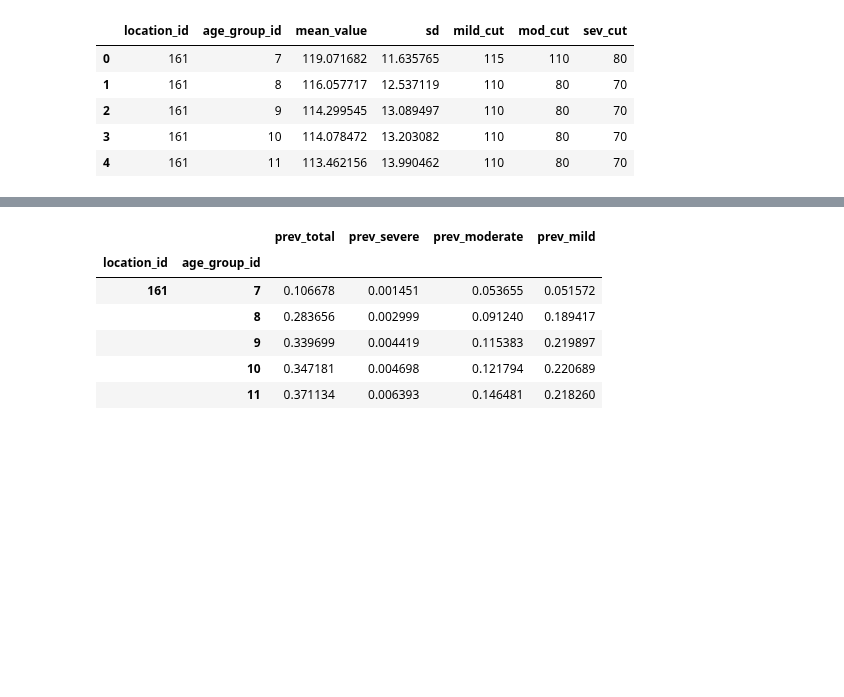
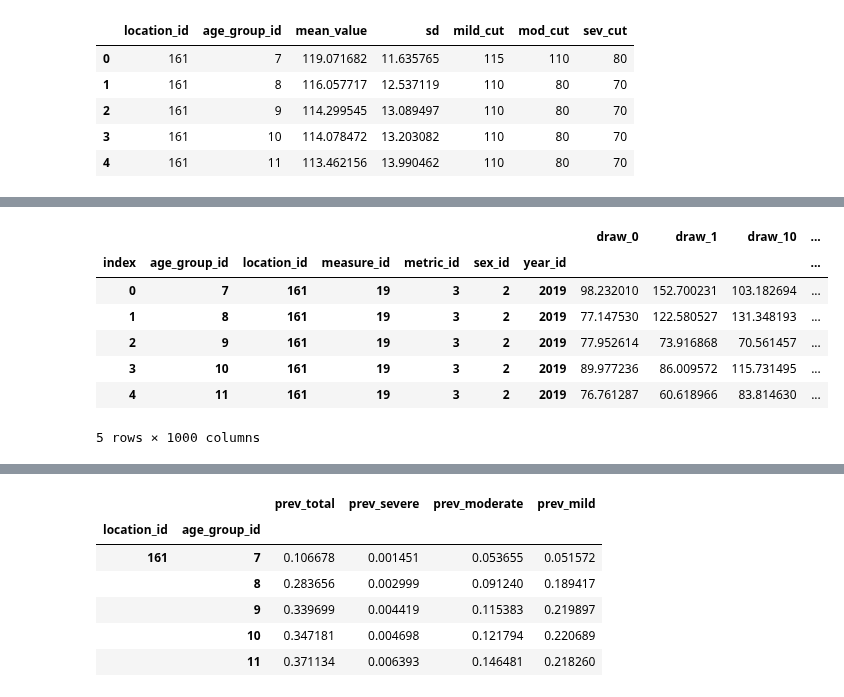
Before and after one commit to ihmeuw/vivarium_data_analysis, a Jupyter notebook: pre_processing/maternal_anemia_project/hemoglobin_calculation_test.ipynb, the cells around one changed output, grey strips where cells are left out. Drawn from its saved outputs; the diff is of its cells as text; code cells hidden in the pictures; blank space fills up the shorter version.

```diff
--- a/pre_processing/maternal_anemia_project/hemoglobin_calculation_test.ipynb
+++ b/pre_processing/maternal_anemia_project/hemoglobin_calculation_test.ipynb
@@ -257 +275,19 @@ preg.head()
+# %%
+gamma_shape = (mean_for_calc ** 2) / (sd_for_calc ** 2)
+gamma_rate = mean_for_calc / (sd_for_calc ** 2)
+mgum_alpha = (XMAX - mean_for_calc -
+              EULERS_CONSTANT *
+              sd_for_calc *
+              sqrt(6) / pi)
+mgum_scale = sd_for_calc * sqrt(6) / pi
+gamma_shape.head()
+# %% [output]
+|  |  |  |  |  |  |  | draw_0 | draw_1 | draw_10 | ... |
+| index | age_group_id | location_id | measure_id | metric_id | sex_id | year_id |  |  |  | ... |
+| 0 | 7 | 161 | 19 | 3 | 2 | 2019 | 98.232010 | 152.700231 | 103.182694 | ... |
+| 1 | 8 | 161 | 19 | 3 | 2 | 2019 | 77.147530 | 122.580527 | 131.348193 | ... |
+| 2 | 9 | 161 | 19 | 3 | 2 | 2019 | 77.952614 | 73.916868 | 70.561457 | ... |
+| 3 | 10 | 161 | 19 | 3 | 2 | 2019 | 89.977236 | 86.009572 | 115.731495 | ... |
+| 4 | 11 | 161 | 19 | 3 | 2 | 2019 | 76.761287 | 60.618966 | 83.814630 | ... |
+5 rows × 1000 columns
 # %%
```
Also changed, not shown: parts of 2 cells of this notebook, 1 other file.
